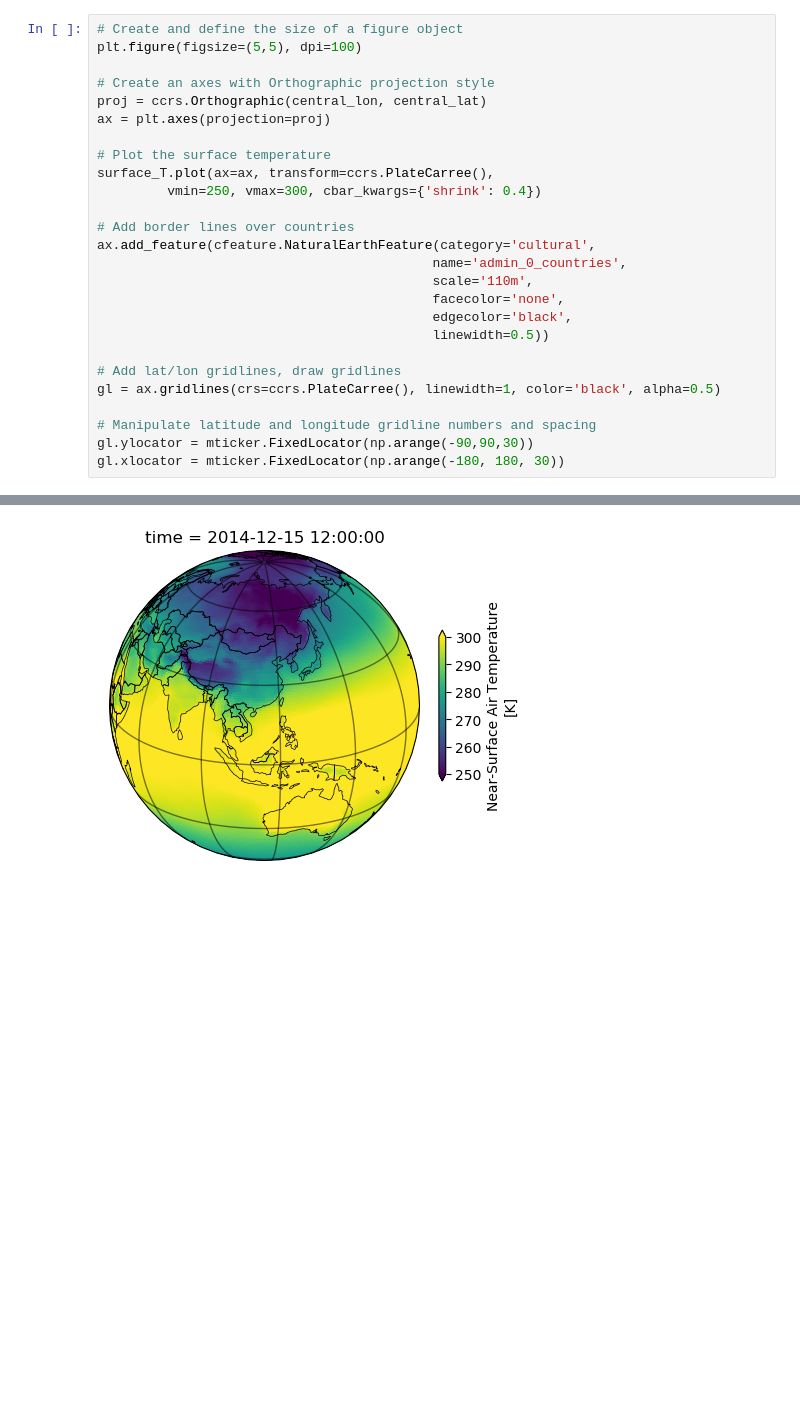
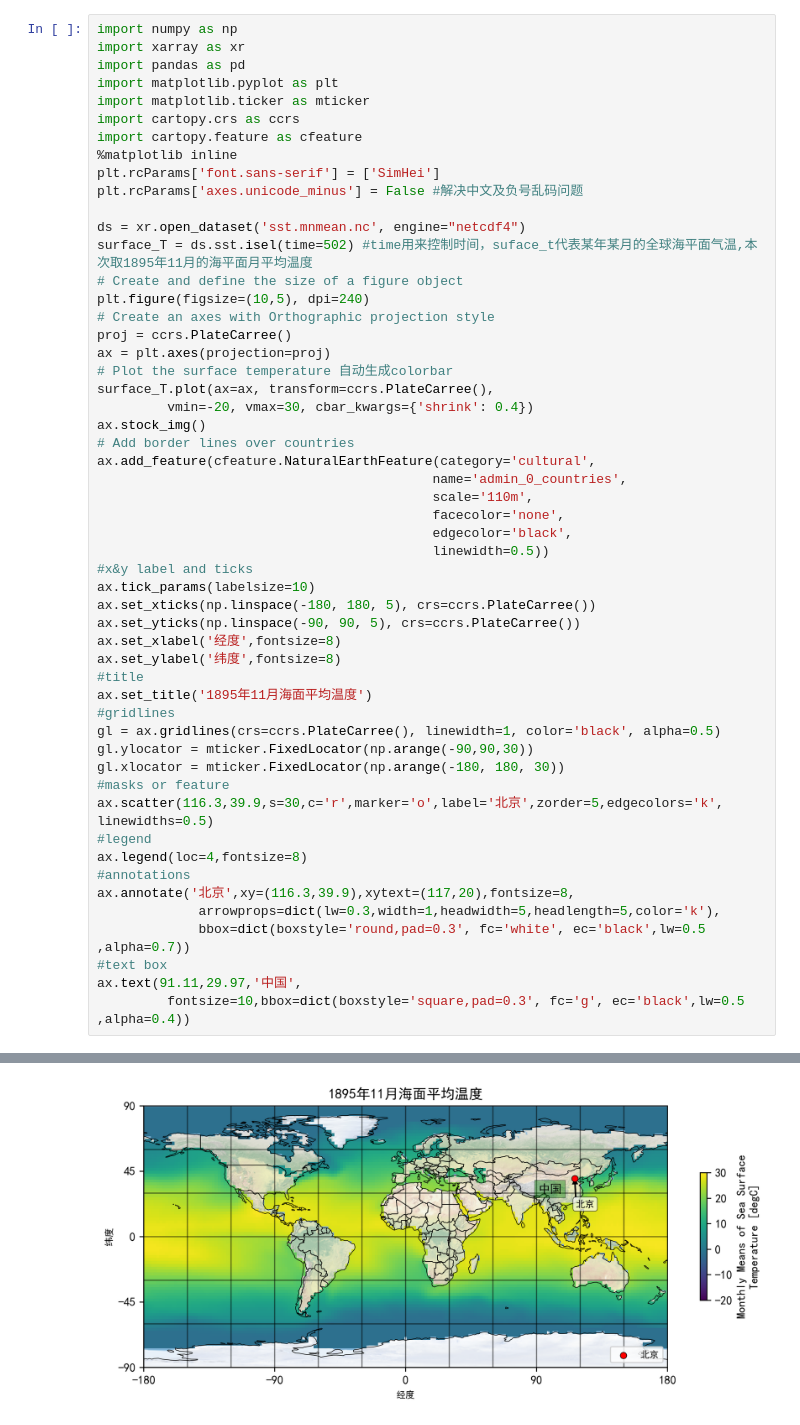
Before and after one commit to kedaobilianxu/ESE5023_Assignments_12132834, a Jupyter notebook: PS4/PS4.ipynb, the cells around one changed output, grey strips where cells are left out. Cells and saved outputs as stored; diff of their text form; blank space fills up the shorter version.

```diff
--- a/PS4/PS4.ipynb
+++ b/PS4/PS4.ipynb
@@ -261,15 +35,26 @@ ax.plot(lons, lats, 'go-', transform=ccrs.PlateCarree())
 # %%
+import numpy as np
+import xarray as xr
+import pandas as pd
+import matplotlib.pyplot as plt
+import matplotlib.ticker as mticker
+import cartopy.crs as ccrs
+import cartopy.feature as cfeature
+%matplotlib inline
+plt.rcParams['font.sans-serif'] = ['SimHei']
+plt.rcParams['axes.unicode_minus'] = False #解决中文及负号乱码问题
+
+ds = xr.open_dataset('sst.mnmean.nc', engine="netcdf4")
+surface_T = ds.sst.isel(time=502) #time用来控制时间，suface_t代表某年某月的全球海平面气温,本次取1895年11月的海平面月平均温度
 # Create and define the size of a figure object
-plt.figure(figsize=(5,5), dpi=100)
-
+plt.figure(figsize=(10,5), dpi=240)
 # Create an axes with Orthographic projection style
-proj = ccrs.Orthographic(central_lon, central_lat)
+proj = ccrs.PlateCarree()
 ax = plt.axes(projection=proj)
-
-# Plot the surface temperature
+# Plot the surface temperature 自动生成colorbar
 surface_T.plot(ax=ax, transform=ccrs.PlateCarree(),
-         vmin=250, vmax=300, cbar_kwargs={'shrink': 0.4})
-
+         vmin=-20, vmax=30, cbar_kwargs={'shrink': 0.4})
+ax.stock_img()
 # Add border lines over countries
 ax.add_feature(cfeature.NaturalEarthFeature(category='cultural',
                                            name='admin_0_countries',
@@ -277,11 +62,27 @@ ax.add_feature(cfeature.NaturalEarthFeature(category='cultural',
                                            facecolor='none',
                                            edgecolor='black',
                                            linewidth=0.5))
-
-# Add lat/lon gridlines, draw gridlines
+#x&y label and ticks
+ax.tick_params(labelsize=10)
+ax.set_xticks(np.linspace(-180, 180, 5), crs=ccrs.PlateCarree())
+ax.set_yticks(np.linspace(-90, 90, 5), crs=ccrs.PlateCarree())
+ax.set_xlabel('经度',fontsize=8)
+ax.set_ylabel('纬度',fontsize=8)
+#title
+ax.set_title('1895年11月海面平均温度')
+#gridlines
 gl = ax.gridlines(crs=ccrs.PlateCarree(), linewidth=1, color='black', alpha=0.5)
-
-# Manipulate latitude and longitude gridline numbers and spacing
 gl.ylocator = mticker.FixedLocator(np.arange(-90,90,30))
 gl.xlocator = mticker.FixedLocator(np.arange(-180, 180, 30))
+#masks or feature
+ax.scatter(116.3,39.9,s=30,c='r',marker='o',label='北京',zorder=5,edgecolors='k', linewidths=0.5)
+#legend
+ax.legend(loc=4,fontsize=8)
+#annotations
+ax.annotate('北京',xy=(116.3,39.9),xytext=(117,20),fontsize=8,
+             arrowprops=dict(lw=0.3,width=1,headwidth=5,headlength=5,color='k'),
+             bbox=dict(boxstyle='round,pad=0.3', fc='white', ec='black',lw=0.5 ,alpha=0.7))
+#text box
+ax.text(91.11,29.97,'中国',
+         fontsize=10,bbox=dict(boxstyle='square,pad=0.3', fc='g', ec='black',lw=0.5 ,alpha=0.4))
 # %% [output]
@@ -288 +90 @@ gl.xlocator = mticker.FixedLocator(np.arange(-180, 180, 30))
-[figure, old version]
+[figure, new version]
```
Also changed, not shown: parts of 13 cells of this notebook.
